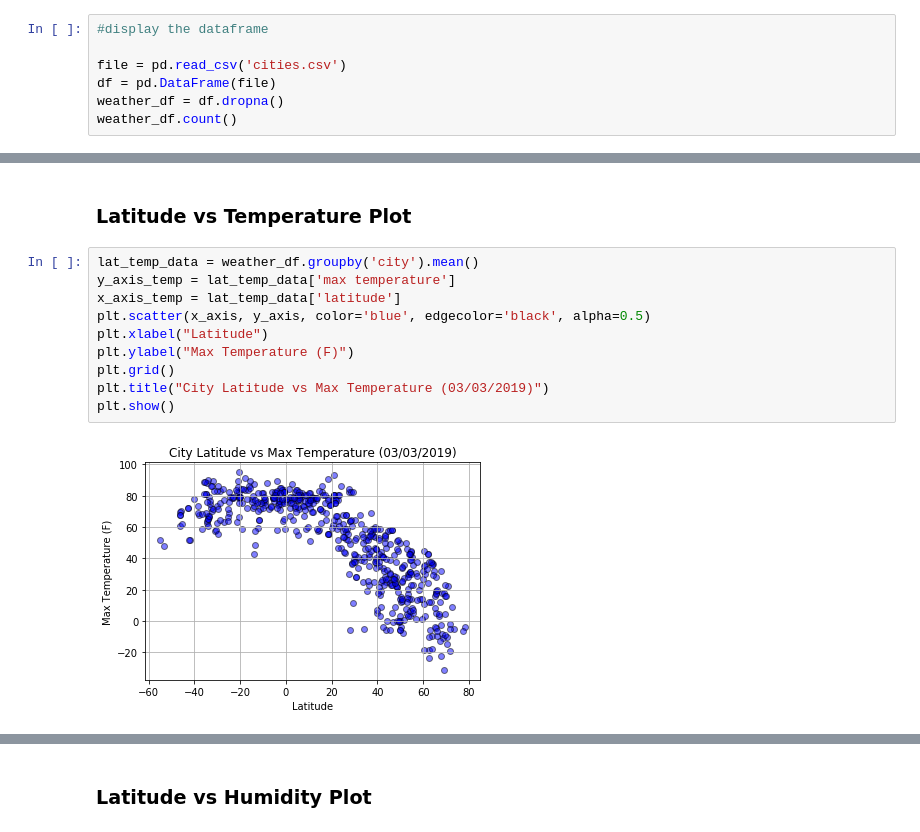
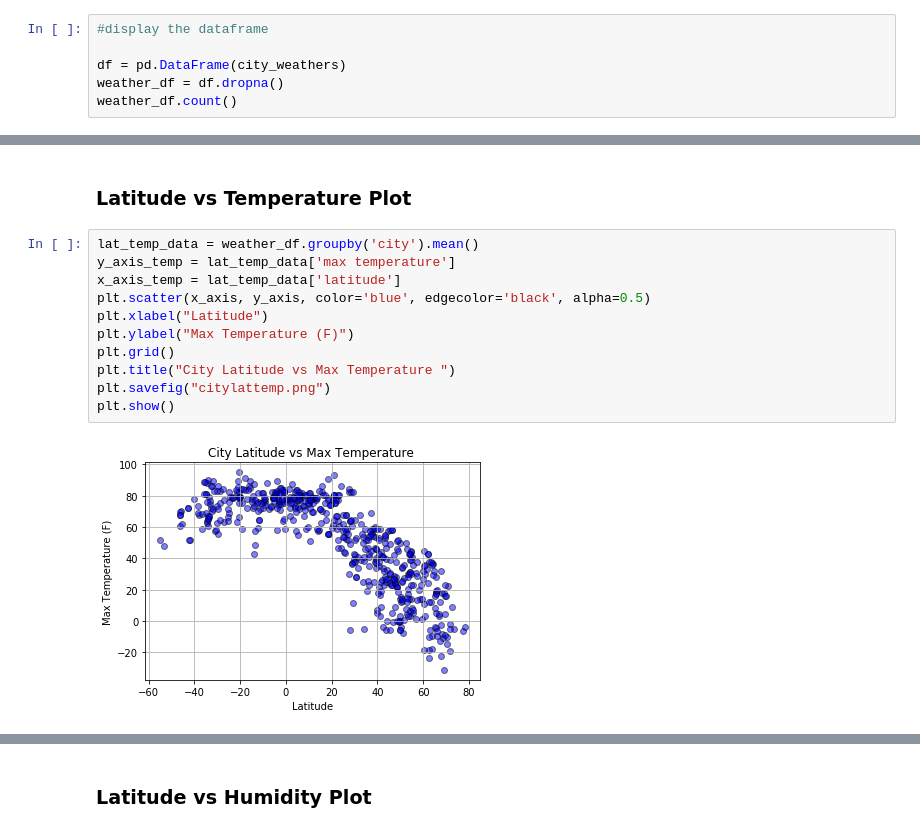
Before and after one commit to AshleyMcGee/api_homework, a Jupyter notebook: weatherpy_homework.ipynb, the cells around one changed output, grey strips where cells are left out. Drawn from its saved outputs; the diff is of its cells as text.

```diff
--- a/weatherpy_homework.ipynb
+++ b/weatherpy_homework.ipynb
@@ -144,8 +146,7 @@ with open(output_data_file, 'w') as f:
 # %%
 #display the dataframe
 
-file = pd.read_csv('cities.csv')
-df = pd.DataFrame(file)
+df = pd.DataFrame(city_weathers)
 weather_df = df.dropna()
 weather_df.count()
 # %% [output]
@@ -175,12 +176,13 @@ weather_df.head()
 # %%
 lat_temp_data = weather_df.groupby('city').mean()
 y_axis_temp = lat_temp_data['max temperature']
 x_axis_temp = lat_temp_data['latitude']
 plt.scatter(x_axis, y_axis, color='blue', edgecolor='black', alpha=0.5)
 plt.xlabel("Latitude")
 plt.ylabel("Max Temperature (F)")
 plt.grid()
-plt.title("City Latitude vs Max Temperature (03/03/2019)")
+plt.title("City Latitude vs Max Temperature ")
+plt.savefig("citylattemp.png")
 plt.show()
 # %% [output]
-[figure, old version]
+[figure, new version]
```
Also changed, not shown: parts of 9 cells of this notebook.
